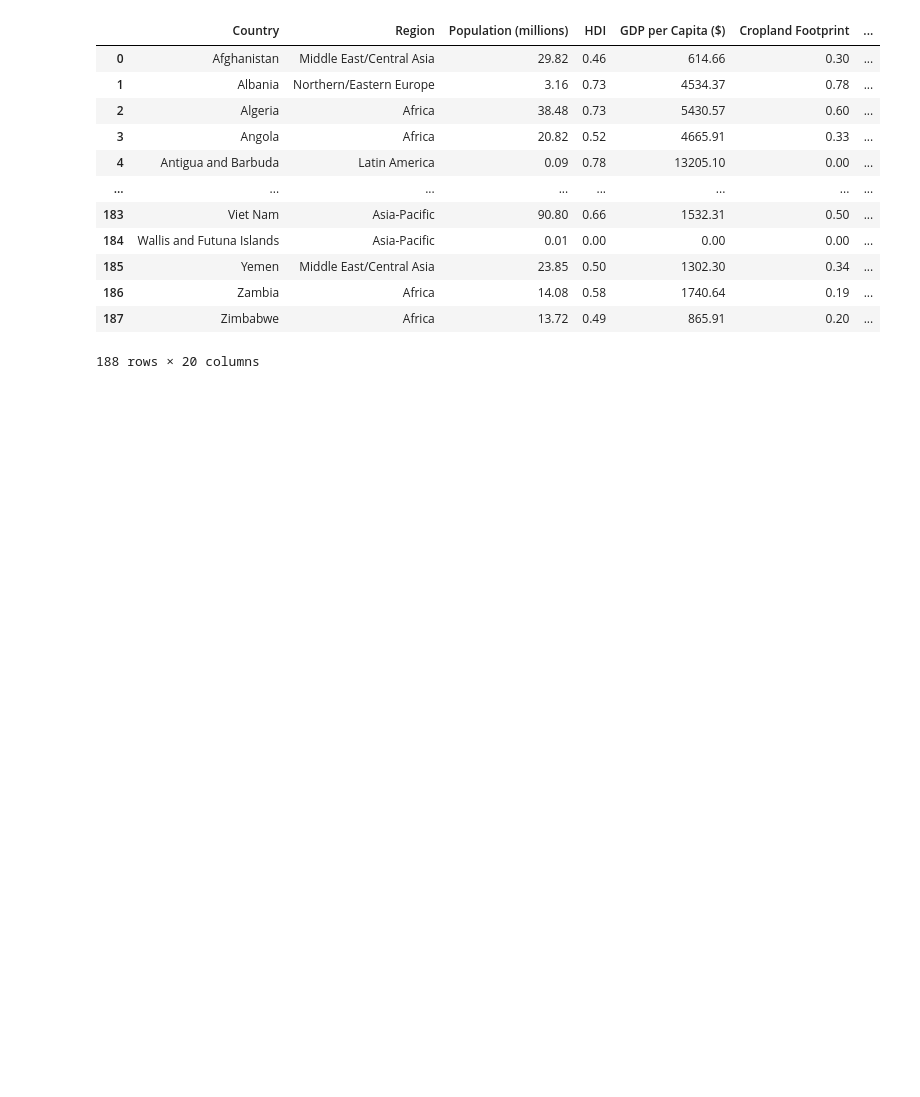
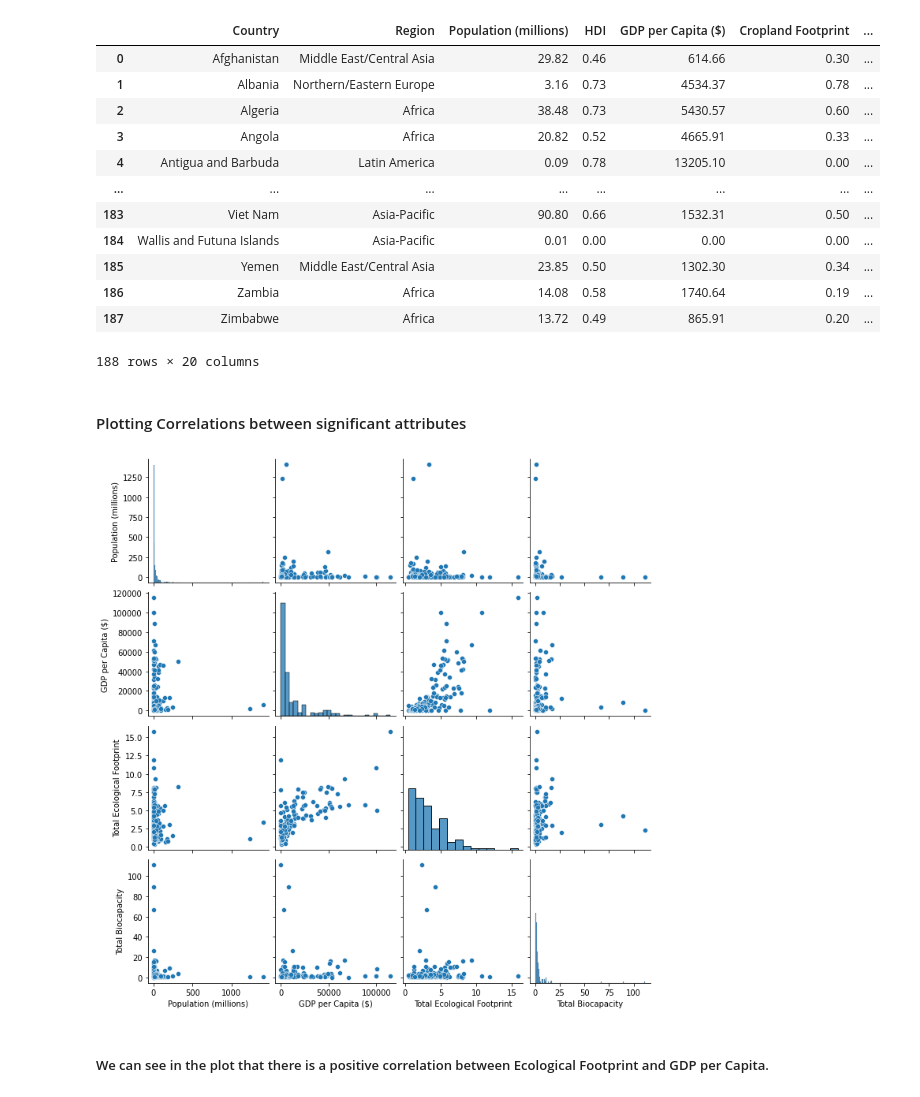
Before and after one commit to erickajanecm/Ecological-Footprint-EDA, a Jupyter notebook: EcologicalFootprint.ipynb, the cells around one changed output. Drawn from its saved outputs; the diff is of its cells as text; code cells hidden in the pictures; blank space fills up the shorter version.

```diff
--- a/EcologicalFootprint.ipynb
+++ b/EcologicalFootprint.ipynb
@@ -450,3 +453,14 @@ EF_df.rename(columns={'GDP per Capita': 'GDP per Capita ($)'})
 | 186 | Zambia | Africa | 14.08 | 0.58 | 1740.64 | 0.19 | ... |
 | 187 | Zimbabwe | Africa | 13.72 | 0.49 | 865.91 | 0.20 | ... |
 188 rows × 20 columns
+# %% [markdown]
+<h4> Plotting Correlations between significant attributes
+# %%
+colsWithCorr = ['Population (millions)', 'GDP per Capita ($)', 'Total Ecological Footprint', 'Total Biocapacity']
+relationship_DF = EF_df.loc[:, colsWithCorr]
+seaborn.pairplot(relationship_DF, kind='scatter')
+plt.show()
+# %% [output]
+[figure, added]
+# %% [markdown]
+<h5> We can see in the plot that there is a positive correlation between Ecological Footprint and GDP per Capita.
```
Also changed, not shown: parts of 4 cells of this notebook.
